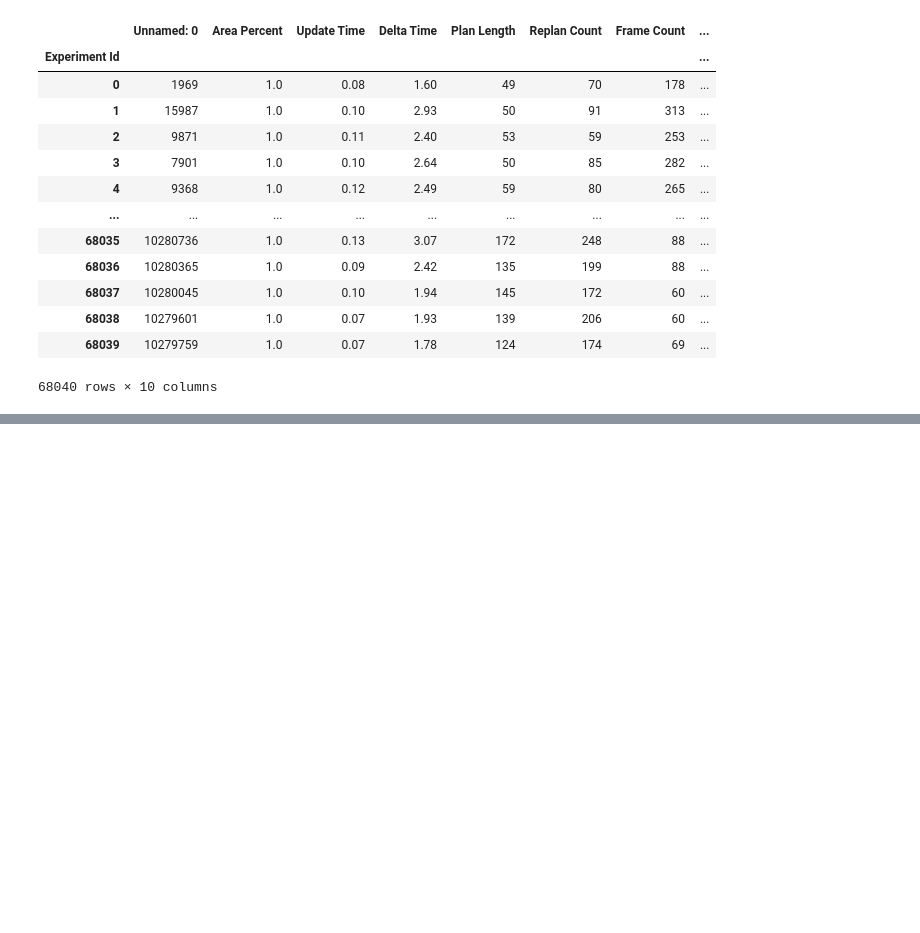
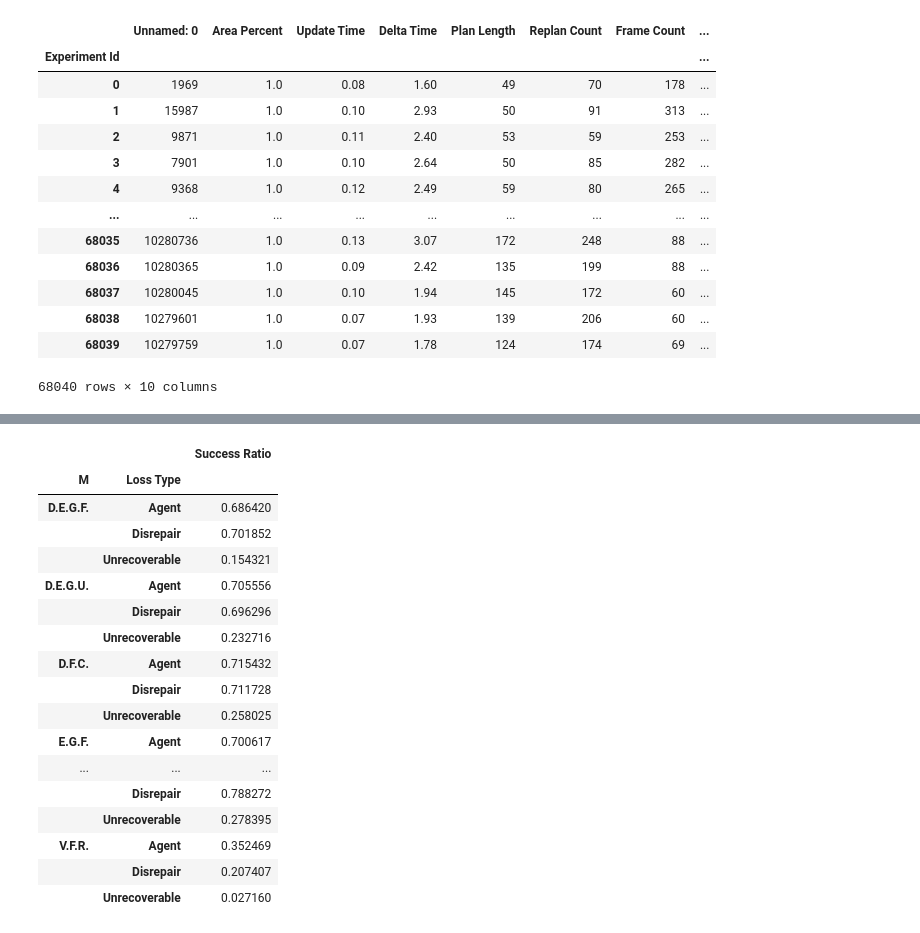
Before and after one commit to DIRECTLab/Multi_Agents_Area_Exploration, a Jupyter notebook: data_analysis/plots.ipynb, the cells around one changed output, grey strips where cells are left out. Drawn from its saved outputs; the diff is of its cells as text; code cells hidden in the pictures; blank space fills up the shorter version.

```diff
--- a/data_analysis/plots.ipynb
+++ b/data_analysis/plots.ipynb
@@ -161,0 +180,41 @@ df_all.groupby(['Experiment Id']).max()
+# %%
+# df_end['Success Ratio']
+method_group = df_end.groupby(['M', 'Loss Type','Success',]).count()['Experiment Id'].unstack()
+method_group['Success Ratio'] = method_group[True]/(method_group[True]+method_group[False])
+
+method_group.reset_index(inplace=True)
+method_group.drop(columns=[True, False], inplace=True)
+# drop Success
+# method_group.drop(columns=['Success'], inplace=True)
+# stack up
+method_group = method_group.set_index(['M',  'Loss Type']).stack().reset_index()
+method_group.drop(columns=['Success'], inplace=True)
+# rename the column 0 to Success Ratio
+method_group.rename(columns={0:'Success Ratio'}, inplace=True)
+method_group.set_index(['M',  'Loss Type'], inplace=True)
+
+with open(f"{root_directory}/data_analysis/plots/loss_type.tex", 'w') as f:
+    # f.write(df_end.groupby(['Loss Type', 'Method','Success']).count()['Experiment Id'].to_latex())
+    # rotate the table 90 degrees so the index is now the columns
+    f.write(method_group.to_latex())
+
+method_group
+# %% [output]
+|  |  | Success Ratio |
+| M | Loss Type |  |
+| D.E.G.F. | Agent | 0.686420 |
+|  | Disrepair | 0.701852 |
+|  | Unrecoverable | 0.154321 |
+| D.E.G.U. | Agent | 0.705556 |
+|  | Disrepair | 0.696296 |
+|  | Unrecoverable | 0.232716 |
+| D.F.C. | Agent | 0.715432 |
+|  | Disrepair | 0.711728 |
+|  | Unrecoverable | 0.258025 |
+| E.G.F. | Agent | 0.700617 |
+| ... | ... | ... |
+|  | Disrepair | 0.788272 |
+|  | Unrecoverable | 0.278395 |
+| V.F.R. | Agent | 0.352469 |
+|  | Disrepair | 0.207407 |
+|  | Unrecoverable | 0.027160 |
```
Also changed, not shown: parts of 20 cells of this notebook.
